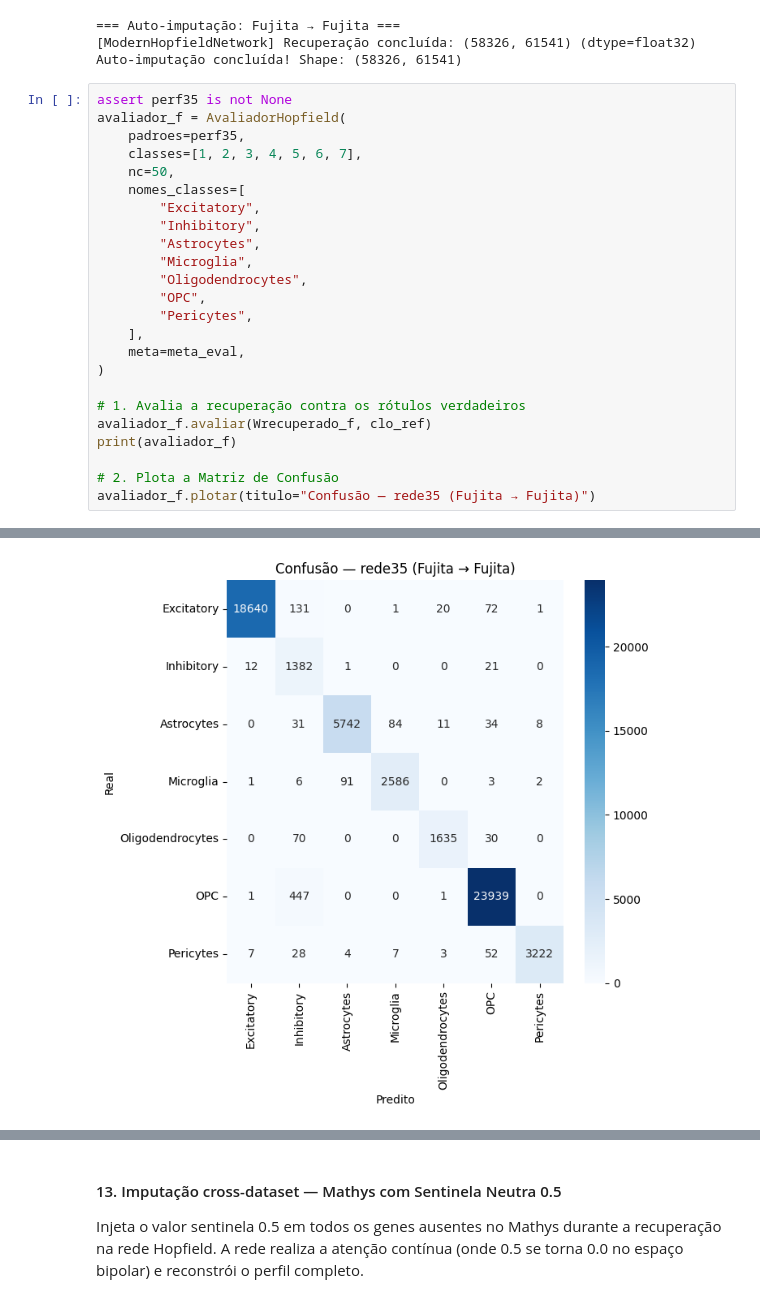
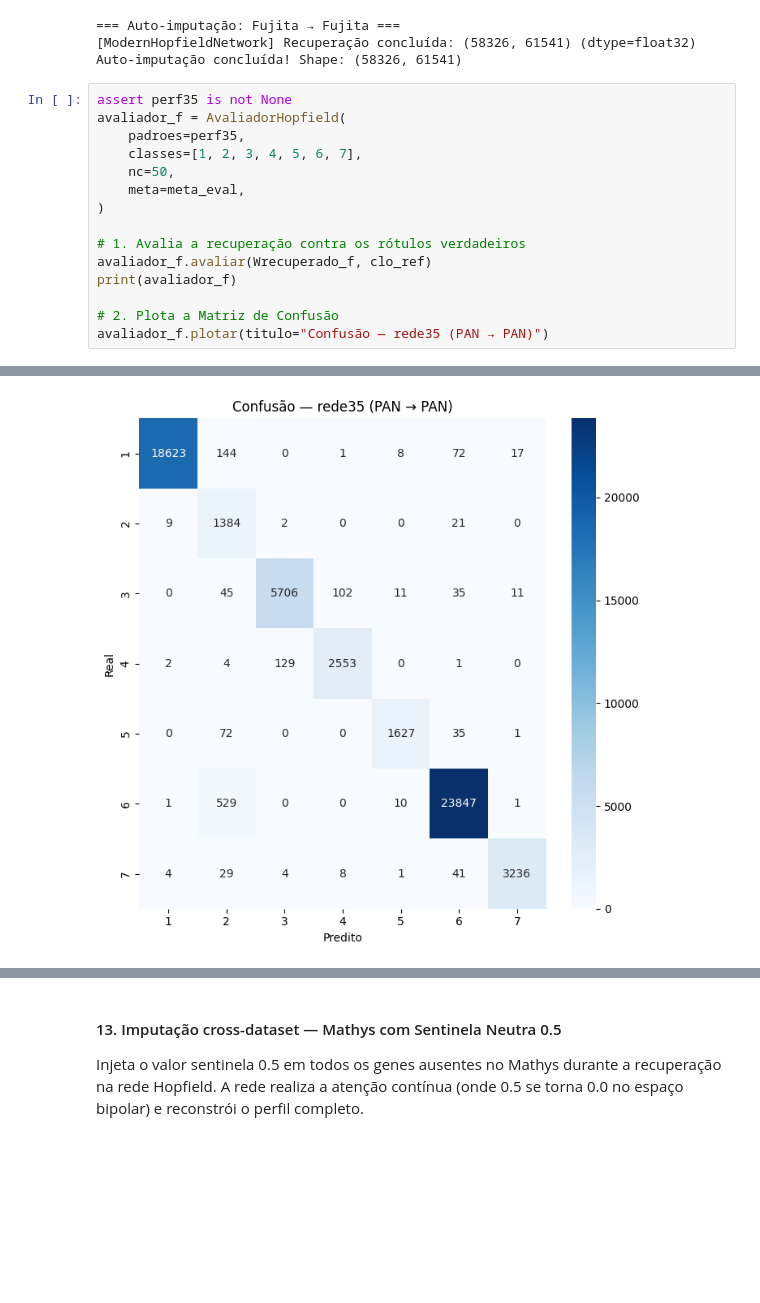
Before and after one commit to letdevx/pipiline_hopifield, a Jupyter notebook: pipeline_generico.ipynb, the cells around one changed output, grey strips where cells are left out. Saved outputs shown, nothing was run; the diff lists cells and outputs as text; blank space fills up the shorter version.

```diff
--- a/pipeline_generico.ipynb
+++ b/pipeline_generico.ipynb
@@ -787,15 +800,6 @@ avaliador_f = AvaliadorHopfield(
     padroes=perf35,
     classes=[1, 2, 3, 4, 5, 6, 7],
     nc=50,
-    nomes_classes=[
-        "Excitatory",
-        "Inhibitory",
-        "Astrocytes",
-        "Microglia",
-        "Oligodendrocytes",
-        "OPC",
-        "Pericytes",
-    ],
     meta=meta_eval,
 )
 
@@ -804,6 +808,6 @@ avaliador_f.avaliar(Wrecuperado_f, clo_ref)
 print(avaliador_f)
 
 # 2. Plota a Matriz de Confusão
-avaliador_f.plotar(titulo="Confusão — rede35 (Fujita → Fujita)")
+avaliador_f.plotar(titulo="Confusão — rede35 (PAN → PAN)")
 # %% [output]
 [AvaliadorHopfield] Mapeando padrões recuperados para classes (métrica: euclidiana, lotes em float32)...
@@ -825,3 +829,3 @@ avaliador_f.plotar(titulo="Confusão — rede35 (Fujita → Fujita)")
 )
-[figure, old version]
+[figure, new version]
 AvaliadorHopfield(
```
Also changed, not shown: parts of 16 cells of this notebook, 6 other files.
